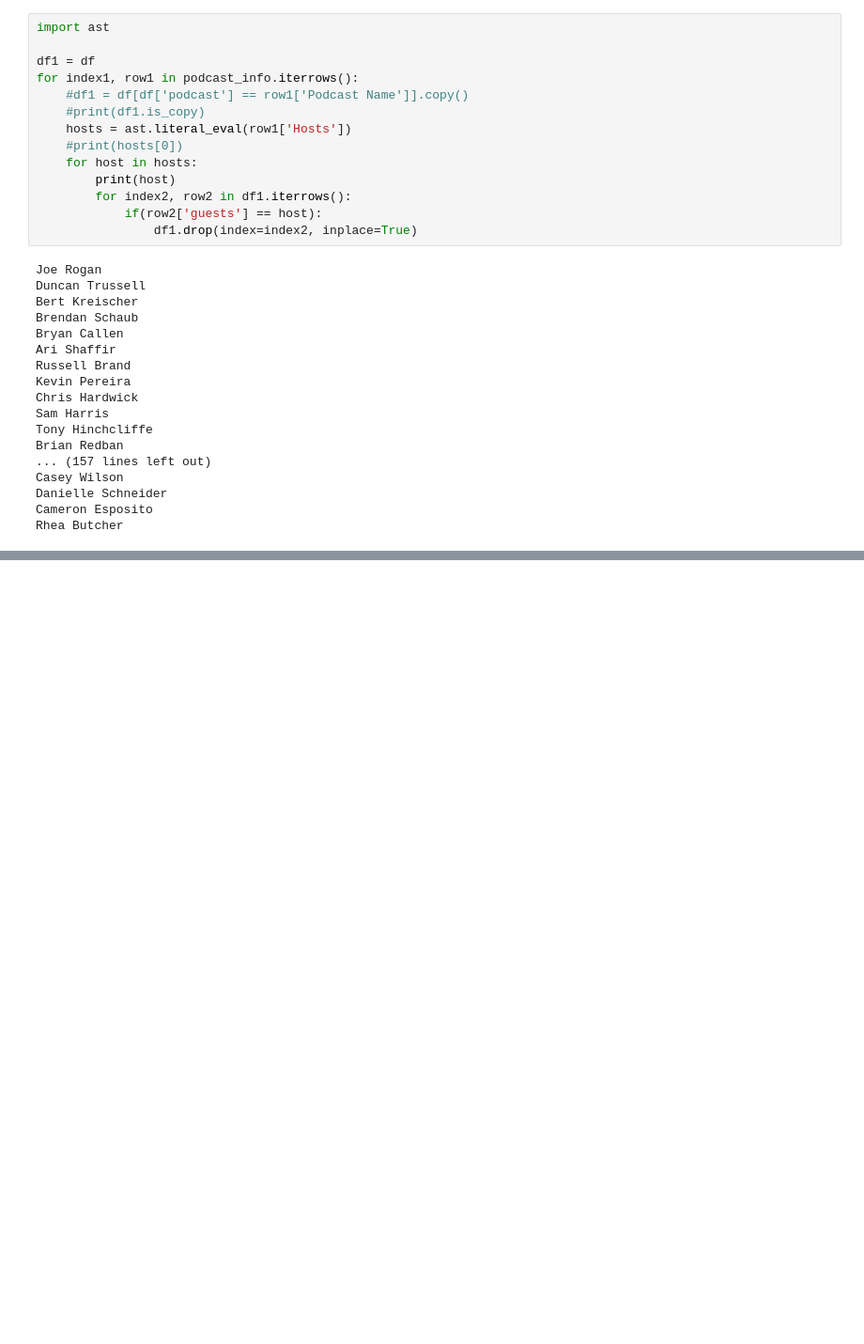
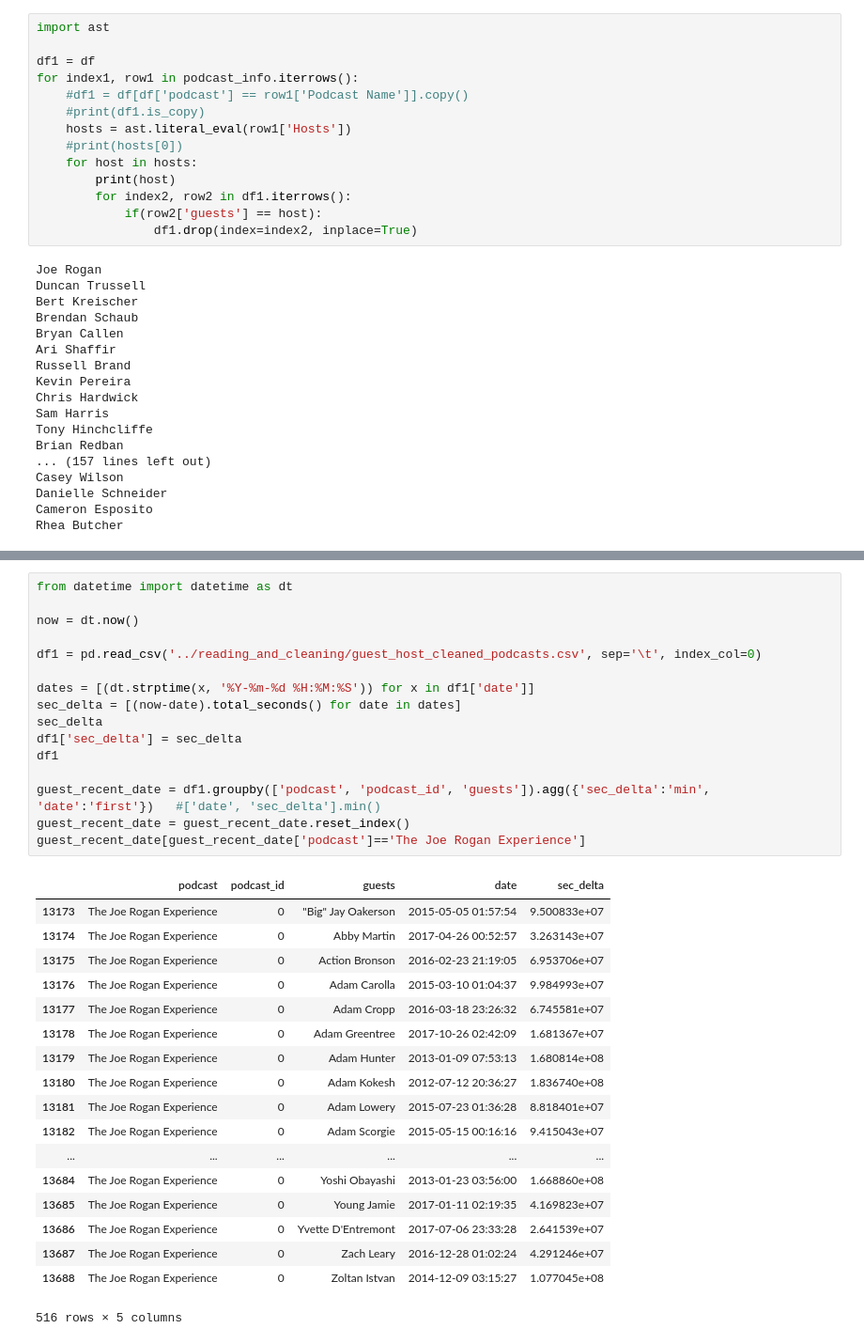
Before and after one commit to brooksjaredc/podcast_network_analysis, a Jupyter notebook: analyzing_functions/network_functions.ipynb, the cells around one changed output, grey strips where cells are left out. Shown at 94% size. Cells and saved outputs as stored; diff of their text form; blank space fills up the shorter version.

```diff
--- a/analyzing_functions/network_functions.ipynb
+++ b/analyzing_functions/network_functions.ipynb
@@ -547,0 +707,35 @@ six_degrees("Charlamagne Tha God", 'Senator John McCain')
+# %%
+from datetime import datetime as dt
+
+now = dt.now()
+
+df1 = pd.read_csv('../reading_and_cleaning/guest_host_cleaned_podcasts.csv', sep='\t', index_col=0)
+
+dates = [(dt.strptime(x, '%Y-%m-%d %H:%M:%S')) for x in df1['date']]
+sec_delta = [(now-date).total_seconds() for date in dates]
+sec_delta
+df1['sec_delta'] = sec_delta
+df1
+
+guest_recent_date = df1.groupby(['podcast', 'podcast_id', 'guests']).agg({'sec_delta':'min', 'date':'first'})   #['date', 'sec_delta'].min()
+guest_recent_date = guest_recent_date.reset_index()
+guest_recent_date[guest_recent_date['podcast']=='The Joe Rogan Experience']
+# %% [output]
+|  | podcast | podcast_id | guests | date | sec_delta |
+| 13173 | The Joe Rogan Experience | 0 | "Big" Jay Oakerson | 2015-05-05 01:57:54 | 9.500833e+07 |
+| 13174 | The Joe Rogan Experience | 0 | Abby Martin | 2017-04-26 00:52:57 | 3.263143e+07 |
+| 13175 | The Joe Rogan Experience | 0 | Action Bronson | 2016-02-23 21:19:05 | 6.953706e+07 |
+| 13176 | The Joe Rogan Experience | 0 | Adam Carolla | 2015-03-10 01:04:37 | 9.984993e+07 |
+| 13177 | The Joe Rogan Experience | 0 | Adam Cropp | 2016-03-18 23:26:32 | 6.745581e+07 |
+| 13178 | The Joe Rogan Experience | 0 | Adam Greentree | 2017-10-26 02:42:09 | 1.681367e+07 |
+| 13179 | The Joe Rogan Experience | 0 | Adam Hunter | 2013-01-09 07:53:13 | 1.680814e+08 |
+| 13180 | The Joe Rogan Experience | 0 | Adam Kokesh | 2012-07-12 20:36:27 | 1.836740e+08 |
+| 13181 | The Joe Rogan Experience | 0 | Adam Lowery | 2015-07-23 01:36:28 | 8.818401e+07 |
+| 13182 | The Joe Rogan Experience | 0 | Adam Scorgie | 2015-05-15 00:16:16 | 9.415043e+07 |
+| ... | ... | ... | ... | ... | ... |
+| 13684 | The Joe Rogan Experience | 0 | Yoshi Obayashi | 2013-01-23 03:56:00 | 1.668860e+08 |
+| 13685 | The Joe Rogan Experience | 0 | Young Jamie | 2017-01-11 02:19:35 | 4.169823e+07 |
+| 13686 | The Joe Rogan Experience | 0 | Yvette D'Entremont | 2017-07-06 23:33:28 | 2.641539e+07 |
+| 13687 | The Joe Rogan Experience | 0 | Zach Leary | 2016-12-28 01:02:24 | 4.291246e+07 |
+| 13688 | The Joe Rogan Experience | 0 | Zoltan Istvan | 2014-12-09 03:15:27 | 1.077045e+08 |
+516 rows × 5 columns
```
Also changed, not shown: parts of 22 cells of this notebook, 38 other files.
